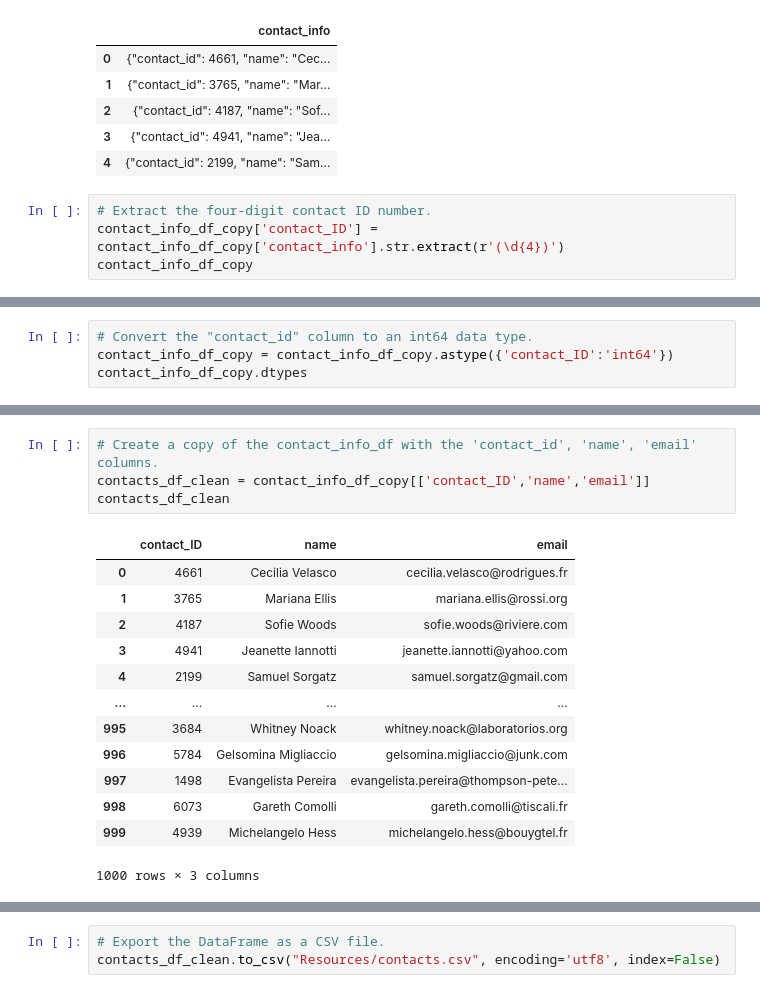
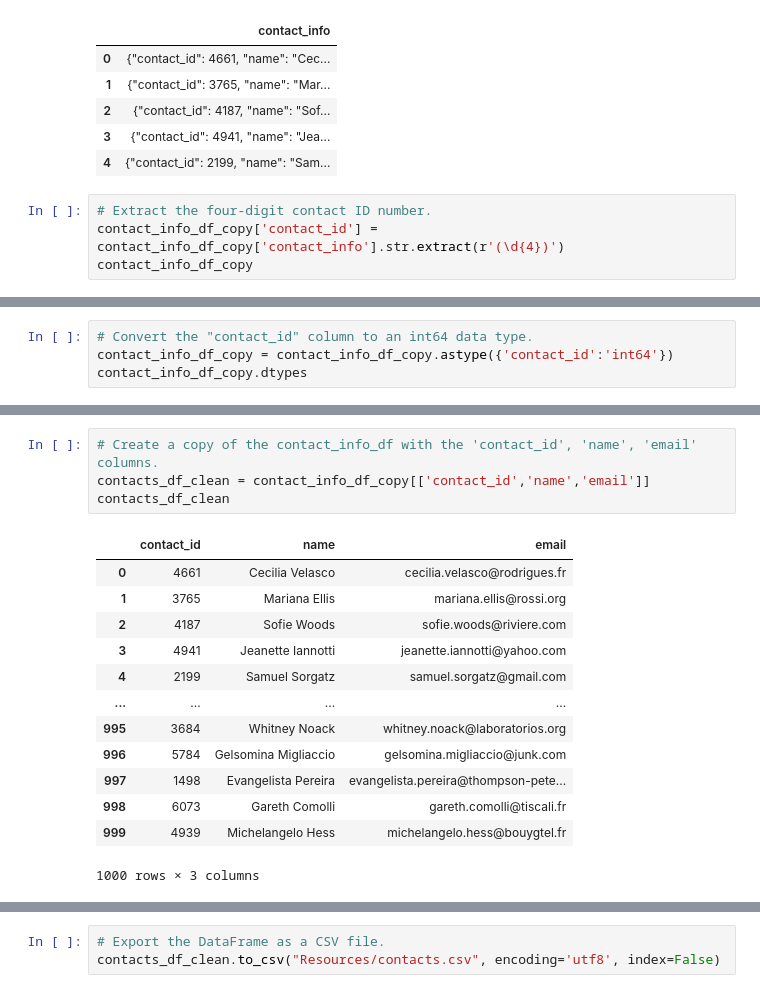
Before and after one commit to desireetrevino/Crowdfunding_ETL, a Jupyter notebook: ETL_Mini_Project_Starter_Code_CLucas_EDiscala_DTrevino.ipynb, the cells around one changed output, grey strips where cells are left out. Drawn from its saved outputs; the diff is of its cells as text.

```diff
--- a/ETL_Mini_Project_Starter_Code_CLucas_EDiscala_DTrevino.ipynb
+++ b/ETL_Mini_Project_Starter_Code_CLucas_EDiscala_DTrevino.ipynb
@@ -410,6 +410,6 @@ contact_info_df_copy.head()
 | 4 | {"contact_id": 2199, "name": "Sam... |
 # %%
 # Extract the four-digit contact ID number.
-contact_info_df_copy['contact_ID'] = contact_info_df_copy['contact_info'].str.extract(r'(\d{4})')
+contact_info_df_copy['contact_id'] = contact_info_df_copy['contact_info'].str.extract(r'(\d{4})')
 contact_info_df_copy
 # %% [output]
@@ -435,7 +435,7 @@ contact_ID      object
 dtype: object
 # %%
 # Convert the "contact_id" column to an int64 data type.
-contact_info_df_copy = contact_info_df_copy.astype({'contact_ID':'int64'})
+contact_info_df_copy = contact_info_df_copy.astype({'contact_id':'int64'})
 contact_info_df_copy.dtypes
 # %% [output]
 contact_info    object
@@ -479,10 +479,10 @@ contact_info_df_copy
 1000 rows × 4 columns
 # %%
 # Create a copy of the contact_info_df with the 'contact_id', 'name', 'email' columns.
-contacts_df_clean = contact_info_df_copy[['contact_ID','name','email']]
+contacts_df_clean = contact_info_df_copy[['contact_id','name','email']]
 contacts_df_clean
 # %% [output]
-|  | contact_ID | name | email |
+|  | contact_id | name | email |
 | 0 | 4661 | Cecilia Velasco | cecilia.velasco@rodrigues.fr |
 | 1 | 3765 | Mariana Ellis | mariana.ellis@rossi.org |
 | 2 | 4187 | Sofie Woods | sofie.woods@riviere.com |
```
Also changed, not shown: parts of 9 cells of this notebook, 2 other files.
